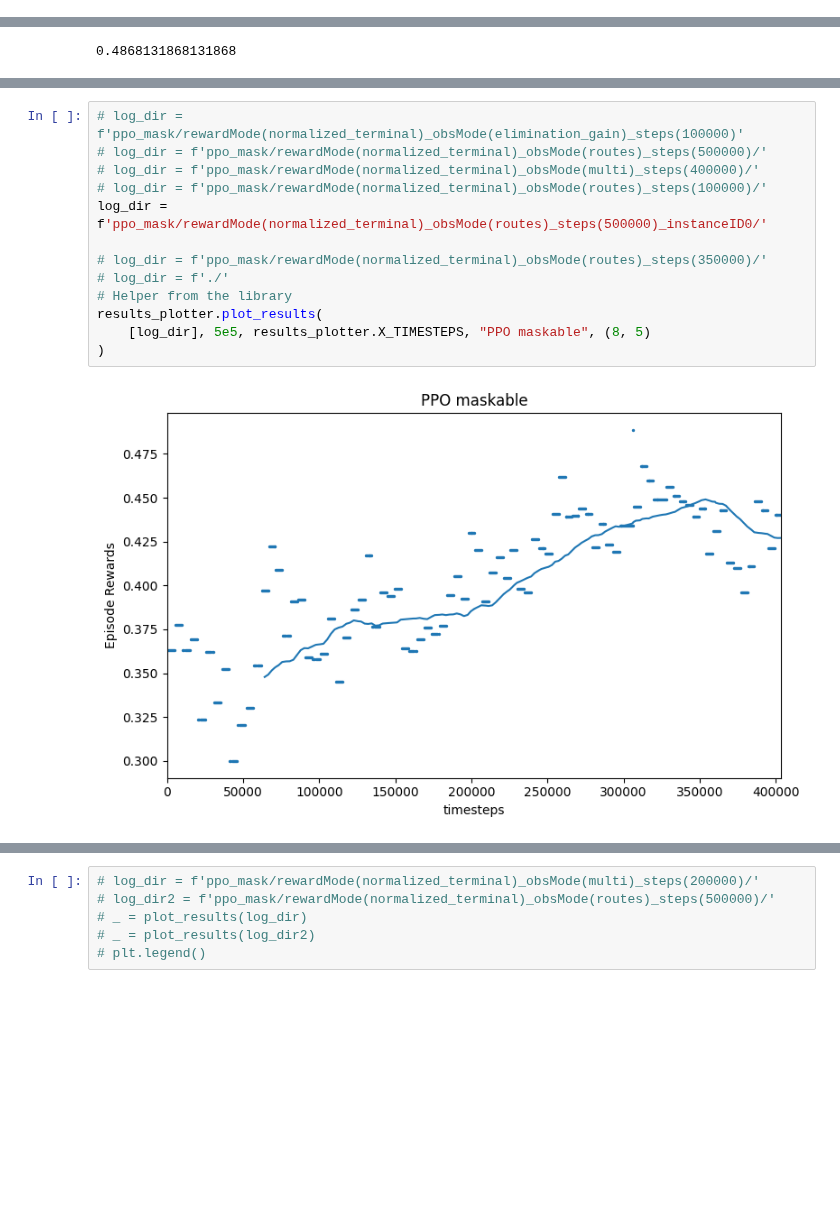
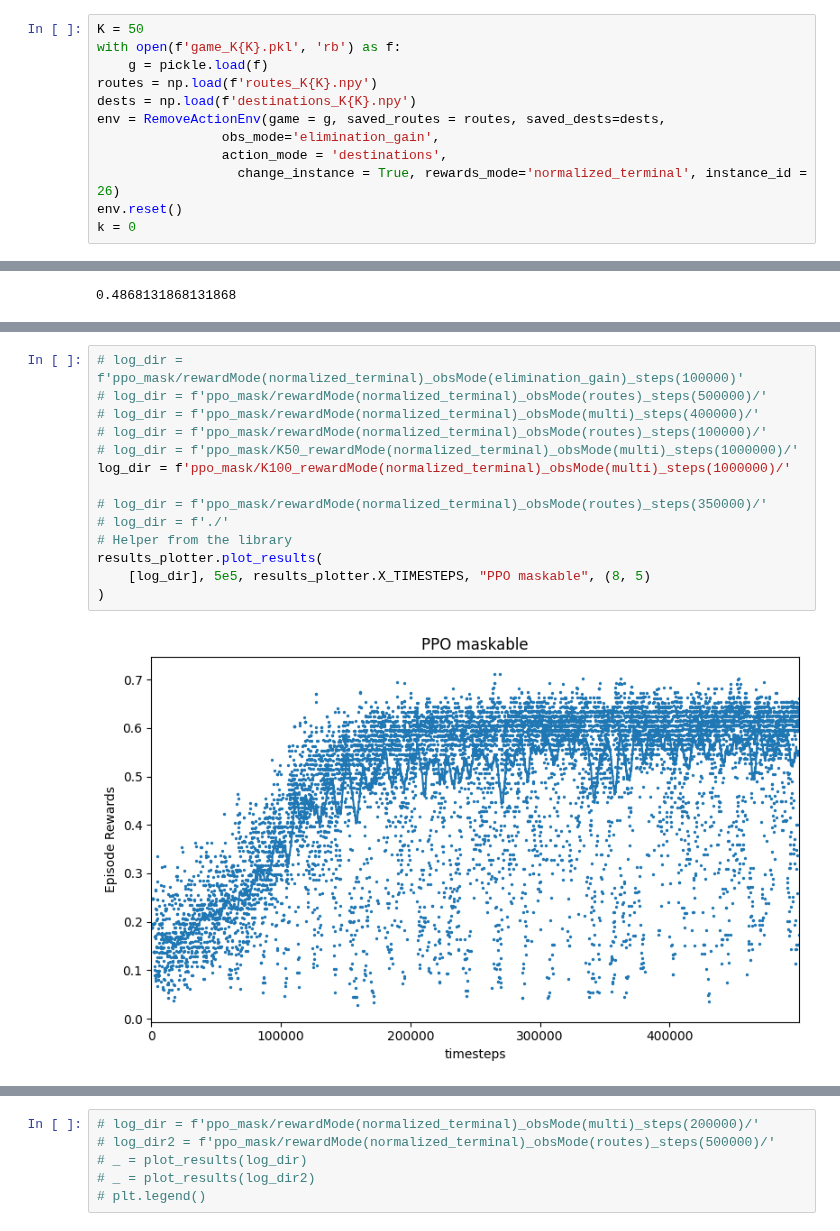
Before and after one commit to Farid-Najar/TransportersDilemma, a Jupyter notebook: RL/results.ipynb, the cells around one changed output, grey strips where cells are left out. Drawn from its saved outputs; the diff is of its cells as text; blank space fills up the shorter version.

```diff
--- a/RL/results.ipynb
+++ b/RL/results.ipynb
@@ -22,3 +23,15 @@ import matplotlib.pyplot as plt
 # %% [output]
 pygame 2.5.2 (SDL 2.28.3, Python 3.10.11)
 Hello from the pygame community. https://www.pygame.org/contribute.html
+# %%
+K = 50
+with open(f'game_K{K}.pkl', 'rb') as f:
+    g = pickle.load(f)
+routes = np.load(f'routes_K{K}.npy')
+dests = np.load(f'destinations_K{K}.npy')
+env = RemoveActionEnv(game = g, saved_routes = routes, saved_dests=dests,
+                obs_mode='elimination_gain',
+                action_mode = 'destinations',
+                  change_instance = True, rewards_mode='normalized_terminal', instance_id = 26)
+env.reset()
+k = 0
@@ -160,15 +258,16 @@ def plot_results(log_folder,
 # %%
 # log_dir = f'ppo_mask/rewardMode(normalized_terminal)_obsMode(elimination_gain)_steps(100000)'
 # log_dir = f'ppo_mask/rewardMode(normalized_terminal)_obsMode(routes)_steps(500000)/'
 # log_dir = f'ppo_mask/rewardMode(normalized_terminal)_obsMode(multi)_steps(400000)/'
 # log_dir = f'ppo_mask/rewardMode(normalized_terminal)_obsMode(routes)_steps(100000)/'
-log_dir = f'ppo_mask/rewardMode(normalized_terminal)_obsMode(routes)_steps(500000)_instanceID0/'
+# log_dir = f'ppo_mask/K50_rewardMode(normalized_terminal)_obsMode(multi)_steps(1000000)/'
+log_dir = f'ppo_mask/K100_rewardMode(normalized_terminal)_obsMode(multi)_steps(1000000)/'
 
 # log_dir = f'ppo_mask/rewardMode(normalized_terminal)_obsMode(routes)_steps(350000)/'
 # log_dir = f'./'
 # Helper from the library
 results_plotter.plot_results(
     [log_dir], 5e5, results_plotter.X_TIMESTEPS, "PPO maskable", (8, 5)
 )
 # %% [output]
-[figure, old version]
+[figure, new version]
```
Also changed, not shown: parts of 11 cells of this notebook, 27 other files.
